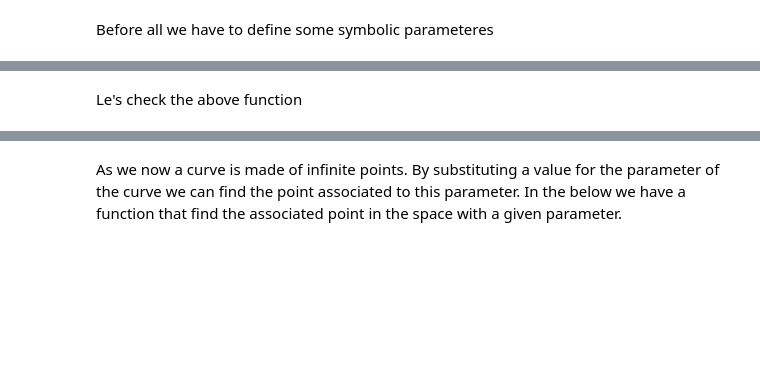
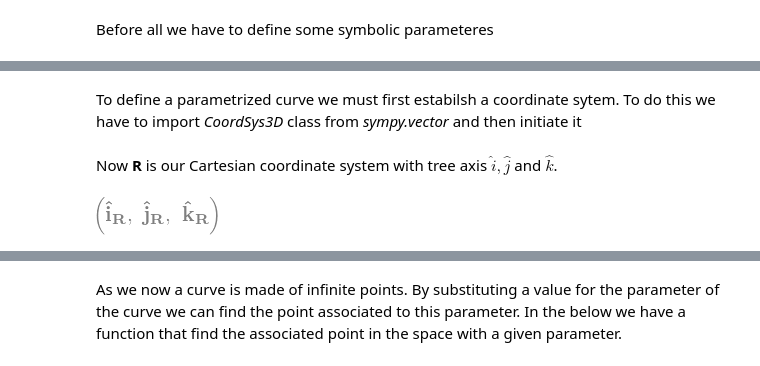
Before and after one commit to vnikoofard/vector-calculus-with-computer, a Jupyter notebook: Sympy/AV-checked.ipynb, the cells around one changed output, grey strips where cells are left out. Drawn from its saved outputs; the diff is of its cells as text; code cells hidden in the pictures; blank space fills up the shorter version.

```diff
--- a/Sympy/AV-checked.ipynb
+++ b/Sympy/AV-checked.ipynb
@@ -30,2 +25,2 @@ def Curve(x,y,z):
-# %% [markdown]
-Le's check the above function
+# %% [markdown]
+To define a parametrized curve we must first estabilsh a coordinate sytem. To do this we have to import *CoordSys3D* class from *sympy.vector* and then initiate it
@@ -31,0 +30,6 @@ Le's check the above function
+# %% [markdown]
+Now **R** is our Cartesian coordinate system with tree axis $\hat{i}, \hat{j}$ and $\hat{k}$.
+# %%
+R.i, R.j,R.k
+# %% [output]
+[figure, added]
```
Also changed, not shown: parts of 34 cells of this notebook, 1 other file.
